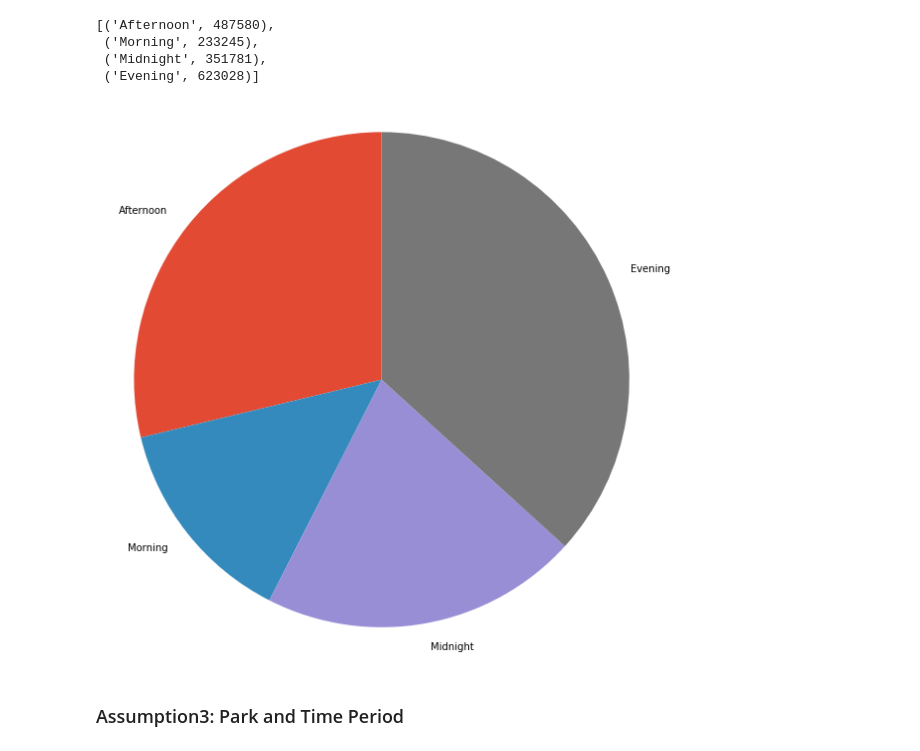
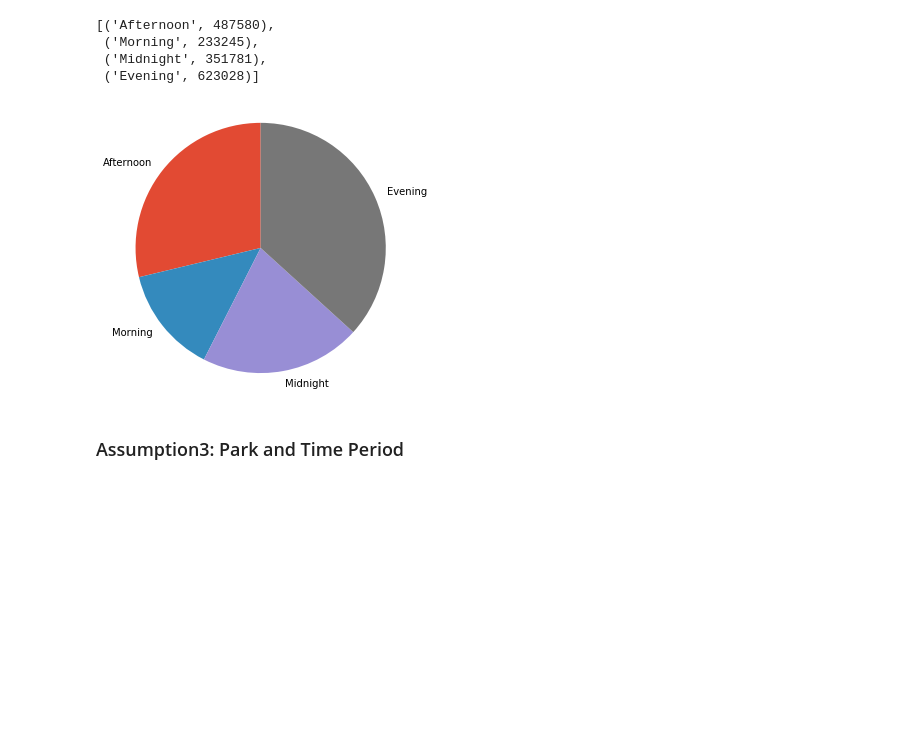
Before and after one commit to ave-u/big-data-analytics, a Jupyter notebook: chuanlong/Assumptions.ipynb, the cells around one changed output. Saved outputs shown, nothing was run; the diff lists cells and outputs as text; code cells hidden in the pictures; blank space fills up the shorter version.

```diff
--- a/chuanlong/Assumptions.ipynb
+++ b/chuanlong/Assumptions.ipynb
@@ -99,10 +99,10 @@ assump_2_data
 # %%
 fig, ax = plt.subplots()
 ax.pie(np.array(assump_2_data)[:, 1], labels = np.array(assump_2_data)[:, 0], startangle=90)
 ax.axis('equal')  # Equal aspect ratio ensures that pie is drawn as a circle.
-fig.set_size_inches(10,10)
+fig.set_size_inches(5, 5)
 # %% [output]
-[figure, old version]
+[figure, new version]
 # %% [markdown]
 ### Assumption3: Park and Time Period
 # %%
```
Also changed, not shown: parts of 11 cells of this notebook.
